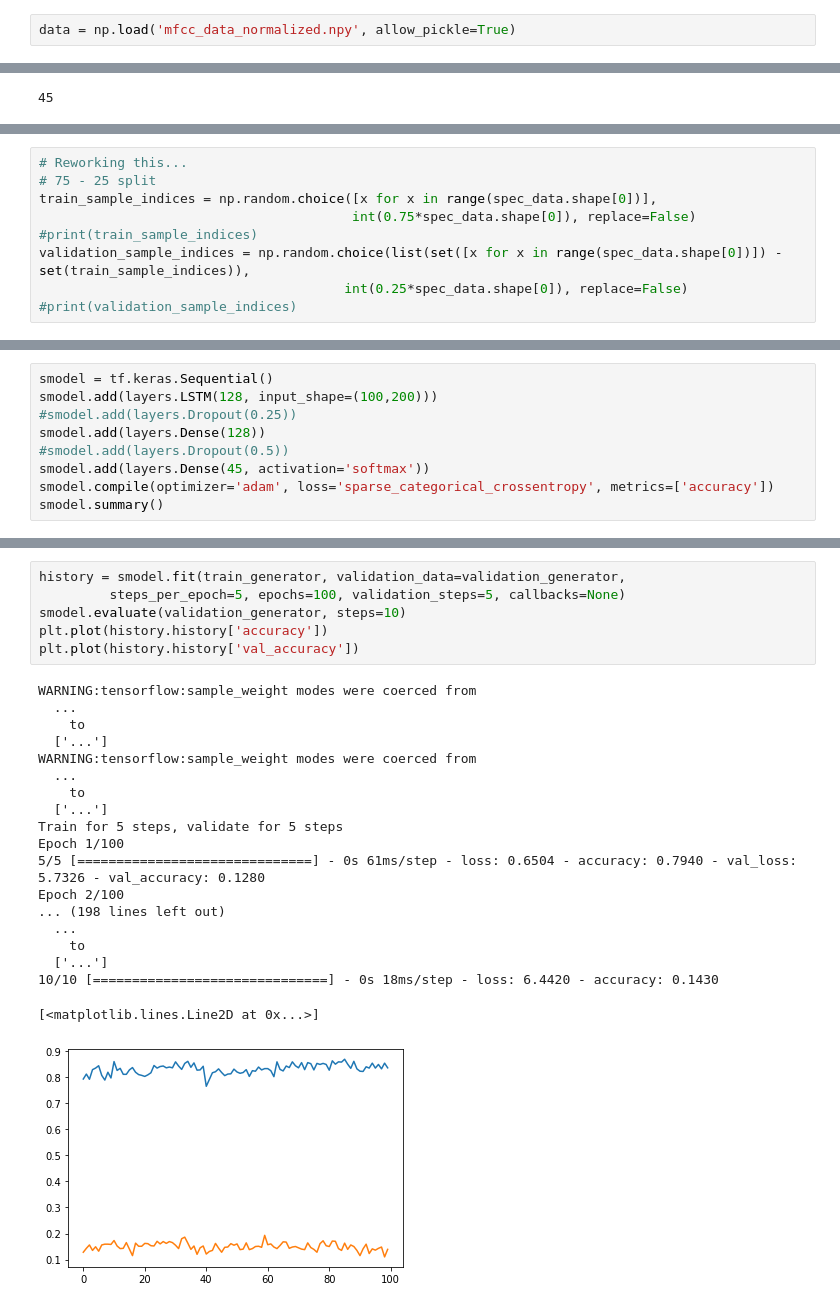
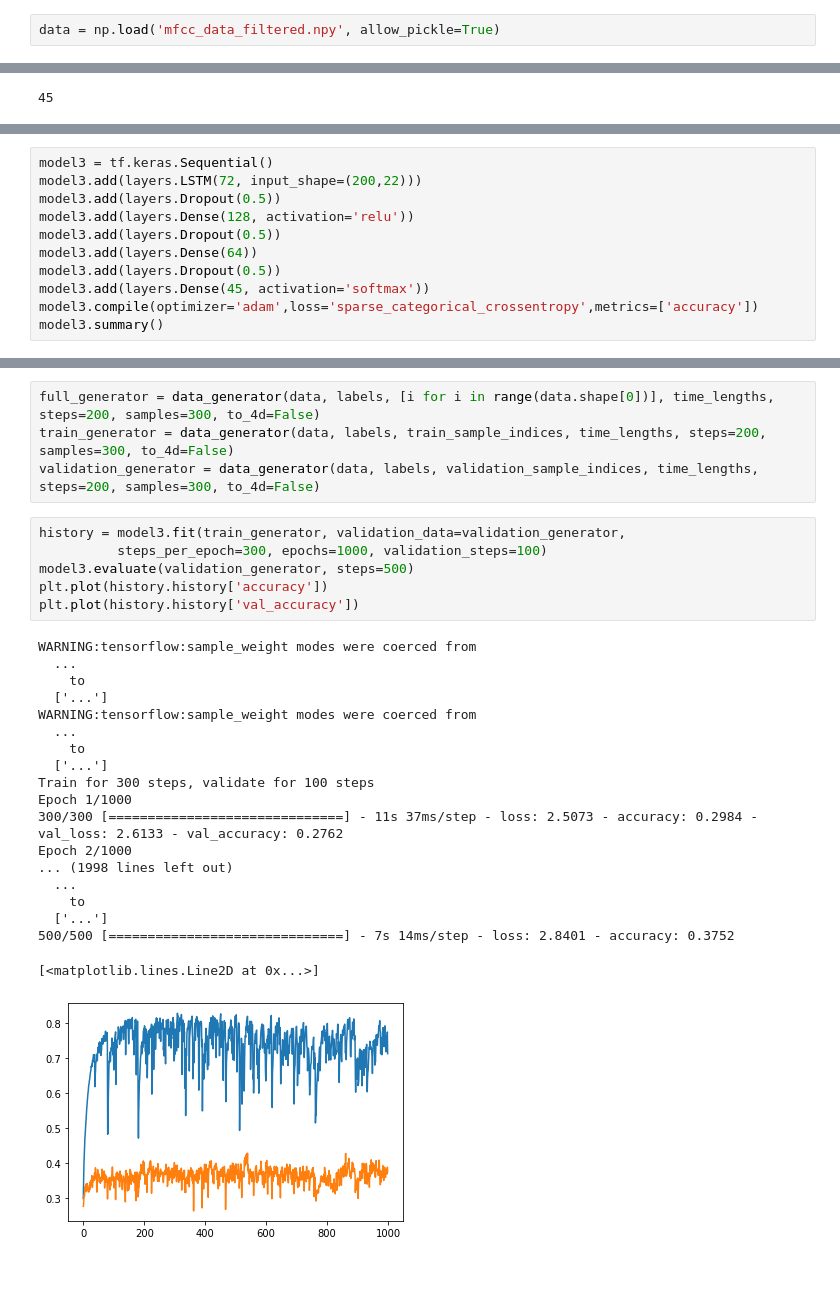
Before and after one commit to SeanScripts/us-bird-songs, a Jupyter notebook: identify_song.ipynb, the cells around one changed output, grey strips where cells are left out. Saved outputs shown, nothing was run; the diff lists cells and outputs as text; blank space fills up the shorter version.

```diff
--- a/identify_song.ipynb
+++ b/identify_song.ipynb
@@ -11,7 +12,7 @@ import matplotlib.pyplot as plt
 
 curr_dir = os.getcwd()
 # %%
-data = np.load('mfcc_data_normalized.npy', allow_pickle=True)
+data = np.load('mfcc_data_filtered.npy', allow_pickle=True)
 # %%
 data.shape
 # %% [output]
@@ -559,9 +248,0 @@ len(spec_labels)
-# %%
-# Reworking this...
-# 75 - 25 split
-train_sample_indices = np.random.choice([x for x in range(spec_data.shape[0])],
-                                        int(0.75*spec_data.shape[0]), replace=False)
-#print(train_sample_indices)
-validation_sample_indices = np.random.choice(list(set([x for x in range(spec_data.shape[0])]) - set(train_sample_indices)),
-                                       int(0.25*spec_data.shape[0]), replace=False)
-#print(validation_sample_indices)
@@ -572,10 +315,12 @@ validation_generator = data_generator(spec_data, spec_labels, validation_sample_
 # %%
-smodel = tf.keras.Sequential()
-smodel.add(layers.LSTM(128, input_shape=(100,200)))
-#smodel.add(layers.Dropout(0.25))
-smodel.add(layers.Dense(128))
-#smodel.add(layers.Dropout(0.5))
-smodel.add(layers.Dense(45, activation='softmax'))
-smodel.compile(optimizer='adam', loss='sparse_categorical_crossentropy', metrics=['accuracy'])
-smodel.summary()
+model3 = tf.keras.Sequential()
+model3.add(layers.LSTM(72, input_shape=(200,22)))
+model3.add(layers.Dropout(0.5))
+model3.add(layers.Dense(128, activation='relu'))
+model3.add(layers.Dropout(0.5))
+model3.add(layers.Dense(64))
+model3.add(layers.Dropout(0.5))
+model3.add(layers.Dense(45, activation='softmax'))
+model3.compile(optimizer='adam',loss='sparse_categorical_crossentropy',metrics=['accuracy'])
+model3.summary()
 # %% [output]
@@ -594,28 +342,32 @@ Trainable params: 190,765
 Non-trainable params: 0
 _________________________________________________________________
+# %%
+full_generator = data_generator(data, labels, [i for i in range(data.shape[0])], time_lengths, steps=200, samples=300, to_4d=False)
+train_generator = data_generator(data, labels, train_sample_indices, time_lengths, steps=200, samples=300, to_4d=False)
+validation_generator = data_generator(data, labels, validation_sample_indices, time_lengths, steps=200, samples=300, to_4d=False)
 # %%
-history = smodel.fit(train_generator, validation_data=validation_generator,
-         steps_per_epoch=5, epochs=100, validation_steps=5, callbacks=None)
-smodel.evaluate(validation_generator, steps=10)
+history = model3.fit(train_generator, validation_data=validation_generator,
+          steps_per_epoch=300, epochs=1000, validation_steps=100)
+model3.evaluate(validation_generator, steps=500)
 plt.plot(history.history['accuracy'])
 plt.plot(history.history['val_accuracy'])
 # %% [output]
 WARNING:tensorflow:sample_weight modes were coerced from
   ...
     to
   ['...']
 WARNING:tensorflow:sample_weight modes were coerced from
   ...
     to
   ['...']
-Train for 5 steps, validate for 5 steps
-Epoch 1/100
-5/5 [==============================] - 0s 61ms/step - loss: 0.6504 - accuracy: 0.7940 - val_loss: 5.7326 - val_accuracy: 0.1280
-Epoch 2/100
-... (198 lines left out)
+Train for 300 steps, validate for 100 steps
+Epoch 1/1000
+300/300 [==============================] - 11s 37ms/step - loss: 2.5073 - accuracy: 0.2984 - val_loss: 2.6133 - val_accuracy: 0.2762
+Epoch 2/1000
+... (1998 lines left out)
   ...
     to
   ['...']
-10/10 [==============================] - 0s 18ms/step - loss: 6.4420 - accuracy: 0.1430
+500/500 [==============================] - 7s 14ms/step - loss: 2.8401 - accuracy: 0.3752
 [<matplotlib.lines.Line2D at 0x...>]
-[figure, old version]
+[figure, new version]
```
Also changed, not shown: parts of 49 cells of this notebook, 3 other files.
